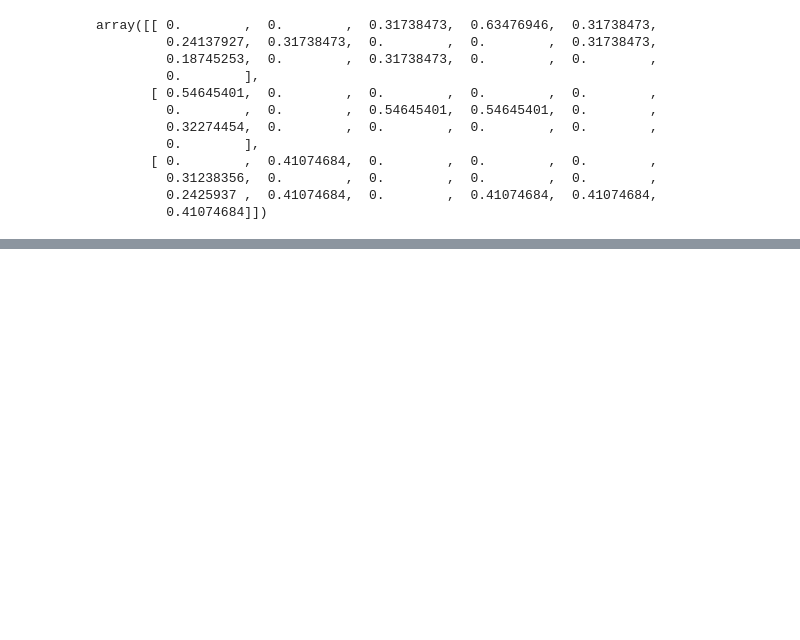
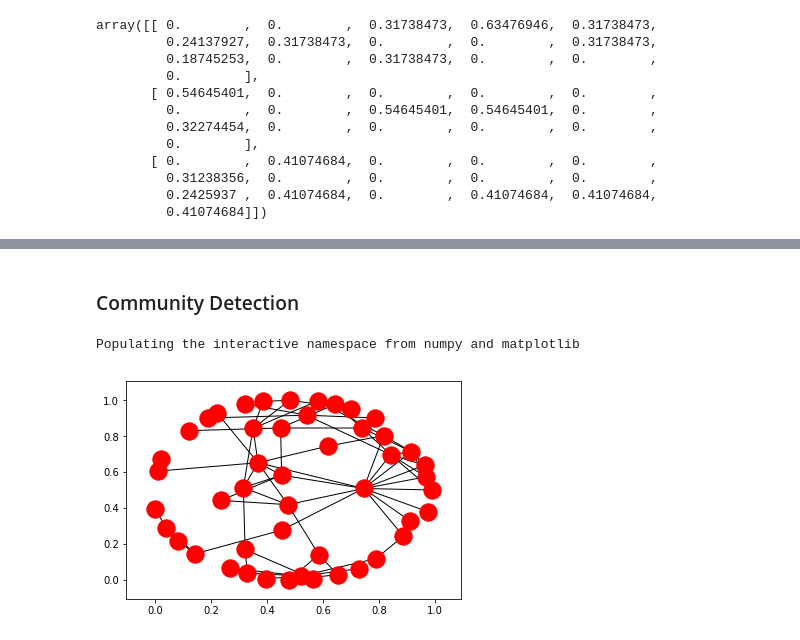
Before and after one commit to ywchiu/pyfintech, a Jupyter notebook: Demo20171109.ipynb, the cells around one changed output, grey strips where cells are left out. Drawn from its saved outputs; the diff is of its cells as text; code cells hidden in the pictures; blank space fills up the shorter version.

Commit message:
clustering

```diff
--- a/Demo20171109.ipynb
+++ b/Demo20171109.ipynb
@@ -641,0 +772,3 @@ array([[ 0.        ,  0.        ,  0.31738473,  0.63476946,  0.31738473,
+# %%
+from sklearn.metrics.pairwise import cosine_similarity
+cs = cosine_similarity(X.toarray())
@@ -641,0 +795,8 @@ array([[ 0.        ,  0.        ,  0.31738473,  0.63476946,  0.31738473,
+# %%
+from sklearn import metrics
+#for k in range(2,10):
+sil=[]
+for i in range(2,11):
+    kmeans=KMeans(n_clusters=i,init='k-means++',random_state=42)
+    y_kmeans=kmeans.fit_predict(cs)
+    sil.append(metrics.silhouette_score(cs,y_kmeans))
@@ -641,0 +815,24 @@ array([[ 0.        ,  0.        ,  0.31738473,  0.63476946,  0.31738473,
+# %% [markdown]
+### Community Detection
+# %%
+from sklearn.feature_extraction.text import TfidfVectorizer
+vectorizer = TfidfVectorizer()
+tfidf = vectorizer.fit_transform(corpus)
+# %%
+import networkx as nx
+from sklearn.metrics.pairwise import cosine_similarity
+
+graph = nx.Graph()
+
+for i in range(0, len(titles)):
+    cosine_similarities = cosine_similarity(tfidf[i],tfidf).flatten()
+    related_docs_indices = cosine_similarities.argsort()[::-1]
+    for doc in related_docs_indices[1:]:
+        if cosine_similarities[doc] >= 0.1:
+            graph.add_edge(titles[doc], titles[i])
+# %%
+%pylab inline
+nx.draw_networkx(graph,with_labels=False)
+# %% [output]
+Populating the interactive namespace from numpy and matplotlib
+[figure, added]
```
Also changed, not shown: parts of 28 cells of this notebook.
